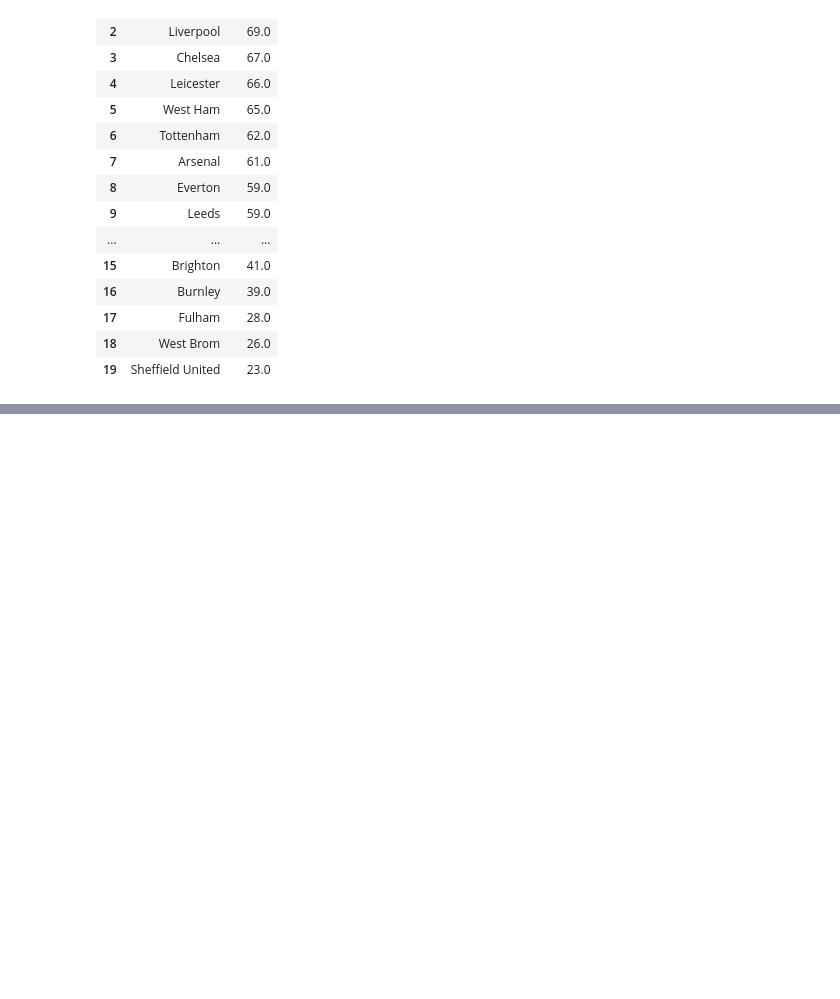
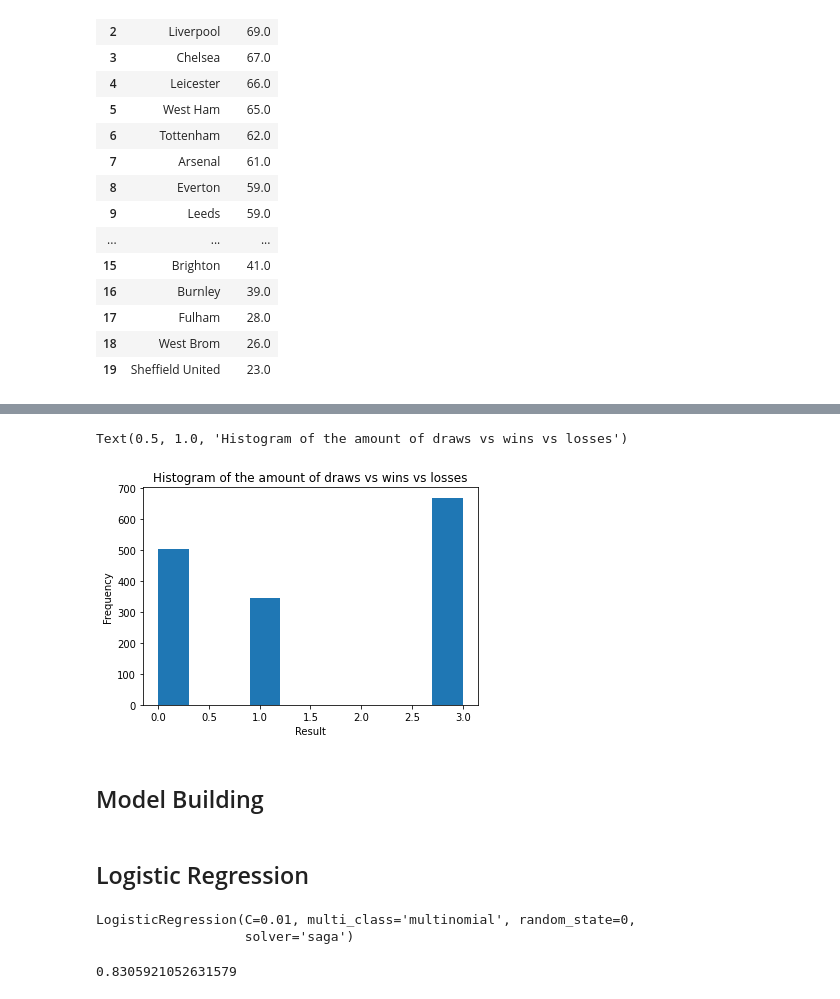
Before and after one commit to EstherOgutu/Premier-League-Prediction-Group-3-, a Jupyter notebook: Premier_League_Prediction.ipynb, the cells around one changed output, grey strips where cells are left out. Cells and saved outputs as stored; diff of their text form; code cells hidden in the pictures; blank space fills up the shorter version.

```diff
--- a/Premier_League_Prediction.ipynb
+++ b/Premier_League_Prediction.ipynb
@@ -2180,0 +2357,14 @@ df_epltable.head(20)
+# %%
+#create dummies for half-time and full-time scoreline details
+cleanup_TR = {"HTR":    {"H": 3, "D": 1, "A": 0},
+              "FTR":    {"H": 3, "D": 1, "A": 0}
+              }
+# %%
+#load them back into dataframe
+df = df.replace(cleanup_TR)
+# %%
+#convert the Home and Away columns into numbers representing the teams indexes
+df["HomeTeam"] = df["HomeTeam"].astype('category')
+df["Home_Team_Index"] = df["HomeTeam"].cat.codes
+df["AwayTeam"] = df["AwayTeam"].astype('category')
+df["Away_Team_Index"] = df["AwayTeam"].cat.codes
@@ -2180,0 +2393,9 @@ df_epltable.head(20)
+# %%
+df.columns = ['Match_Date',
+            'Home_Team',
+            'Away_Team',
+            'Full_Time_Home_Team_Goals',
+            'Full_Time_Away_Team_Goals',
+            'Full_Time_Result',
+            'Home_Team_Index',
+            'Away_Team_Index']
@@ -2180,0 +2415,34 @@ df_epltable.head(20)
+# %%
+#histogram of the amount of draws vs wins vs losses
+plt.hist(df["Full_Time_Result"])
+
+# label axes
+plt.xlabel("Result")
+plt.ylabel("Frequency")
+plt.title("Histogram of the amount of draws vs wins vs losses")
+# %% [output]
+Text(0.5, 1.0, 'Histogram of the amount of draws vs wins vs losses')
+[figure, added]
+# %% [markdown]
+## Model Building
+# %% [markdown]
+## Logistic Regression
+# %%
+#declare independent and dependent variables, and remove categoric variables
+y = df["Full_Time_Result"]
+X = df.drop(["Match_Date", "Home_Team", "Away_Team", "Full_Time_Result"], axis=1)
+
+#declare training splits
+X_train, X_test, y_train, y_test = train_test_split(X, y, test_size=0.4, random_state=9)
+
+#standardize the variables using regularization
+scaler = preprocessing.StandardScaler().fit(X_train)
+X_train = scaler.transform(X_train)
+X_test = scaler.transform(X_test)
+
+#data/use softmax regression with ridge regression instead of lasso (because dependent variable has 3 possibilities)
+softmax_reg = LogisticRegression(random_state=0, multi_class="multinomial", solver="saga", penalty = 'l2', C = 0.01)
+softmax_reg.fit(X_train, y_train)
+# %% [output]
+LogisticRegression(C=0.01, multi_class='multinomial', random_state=0,
+                   solver='saga')
@@ -2180,0 +2452,6 @@ df_epltable.head(20)
+# %%
+#find model accuracy from test data
+acc_score = accuracy_score(y_test, y_pred)
+print(acc_score)
+# %% [output]
+0.8305921052631579
```
Also changed, not shown: parts of 35 cells of this notebook.
